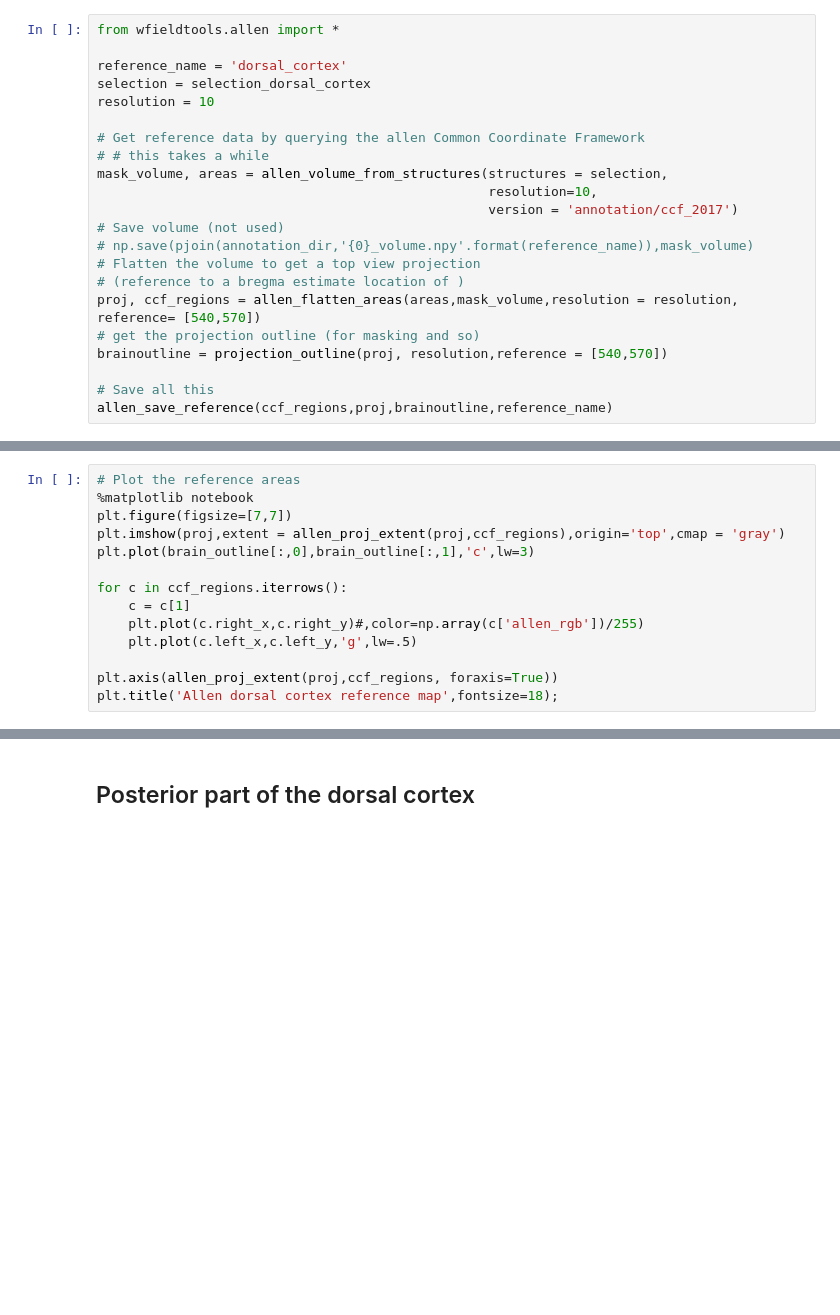
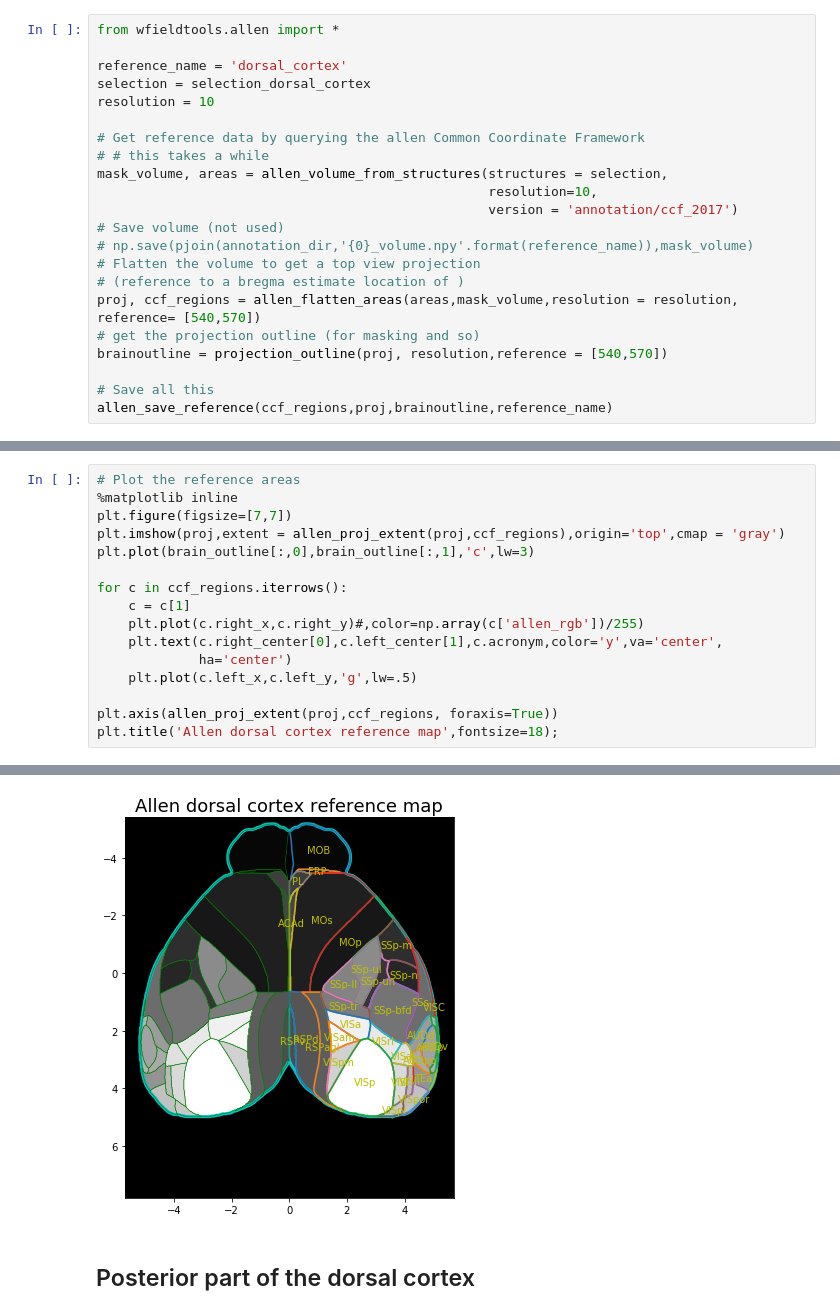
Before and after one commit to jcouto/wfield, a Jupyter notebook: notebooks/prepare_allen_map.ipynb, the cells around one changed output, grey strips where cells are left out. Cells and saved outputs as stored; diff of their text form; blank space fills up the shorter version.

```diff
--- a/notebooks/prepare_allen_map.ipynb
+++ b/notebooks/prepare_allen_map.ipynb
@@ -83,6 +83,6 @@ ccf_regions.head()
 # %%
 # Plot the reference areas
-%matplotlib notebook
+%matplotlib inline
 plt.figure(figsize=[7,7])
 plt.imshow(proj,extent = allen_proj_extent(proj,ccf_regions),origin='top',cmap = 'gray')
 plt.plot(brain_outline[:,0],brain_outline[:,1],'c',lw=3)
@@ -90,6 +90,8 @@ plt.plot(brain_outline[:,0],brain_outline[:,1],'c',lw=3)
 for c in ccf_regions.iterrows():
     c = c[1]
     plt.plot(c.right_x,c.right_y)#,color=np.array(c['allen_rgb'])/255)
+    plt.text(c.right_center[0],c.left_center[1],c.acronym,color='y',va='center',
+             ha='center')
     plt.plot(c.left_x,c.left_y,'g',lw=.5)
 
 plt.axis(allen_proj_extent(proj,ccf_regions, foraxis=True))
@@ -100,3 +100,4 @@ plt.title('Allen dorsal cortex reference map',fontsize=18);
+[figure, added]
 # %% [markdown]
 ## Posterior part of the dorsal cortex
 # %%
```
Also changed, not shown: parts of 5 cells of this notebook, 4 other files.
